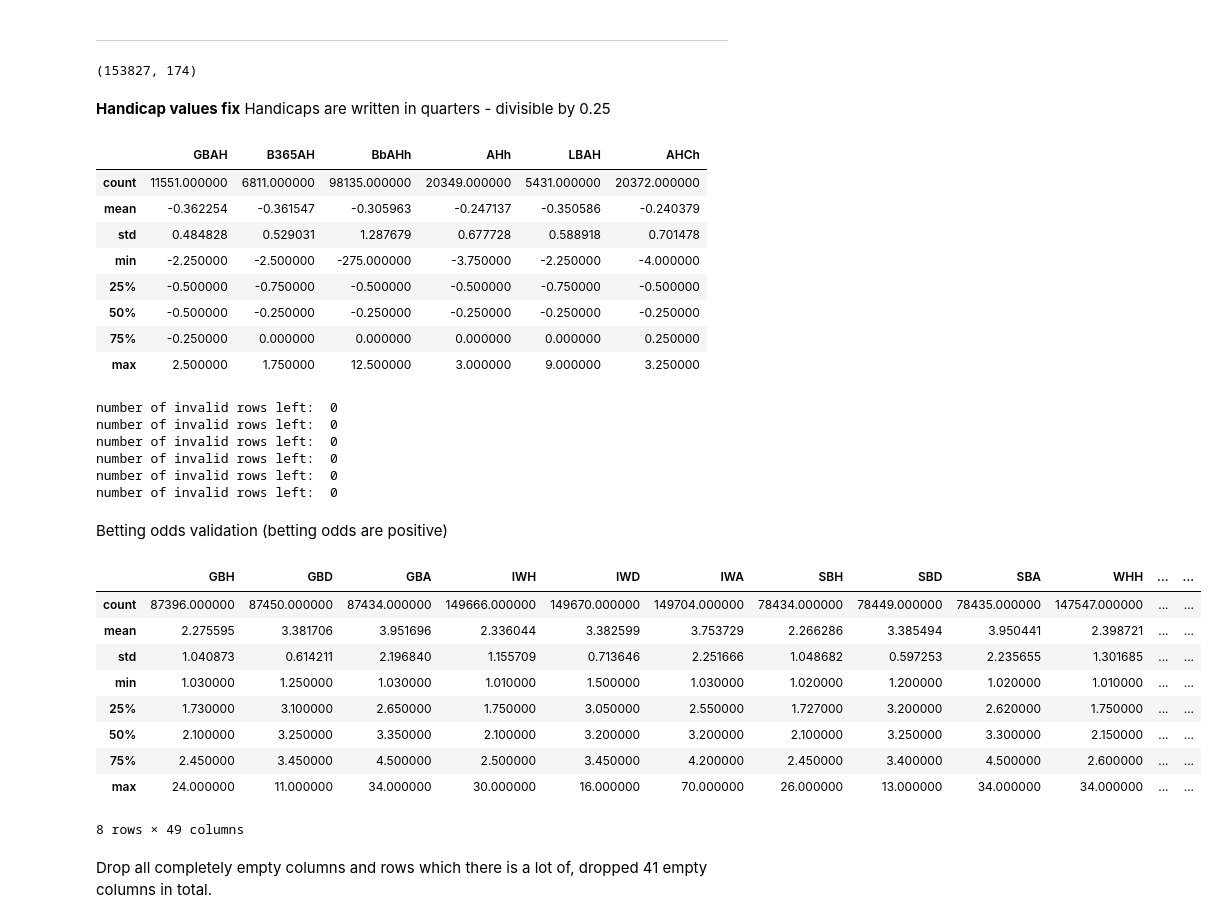
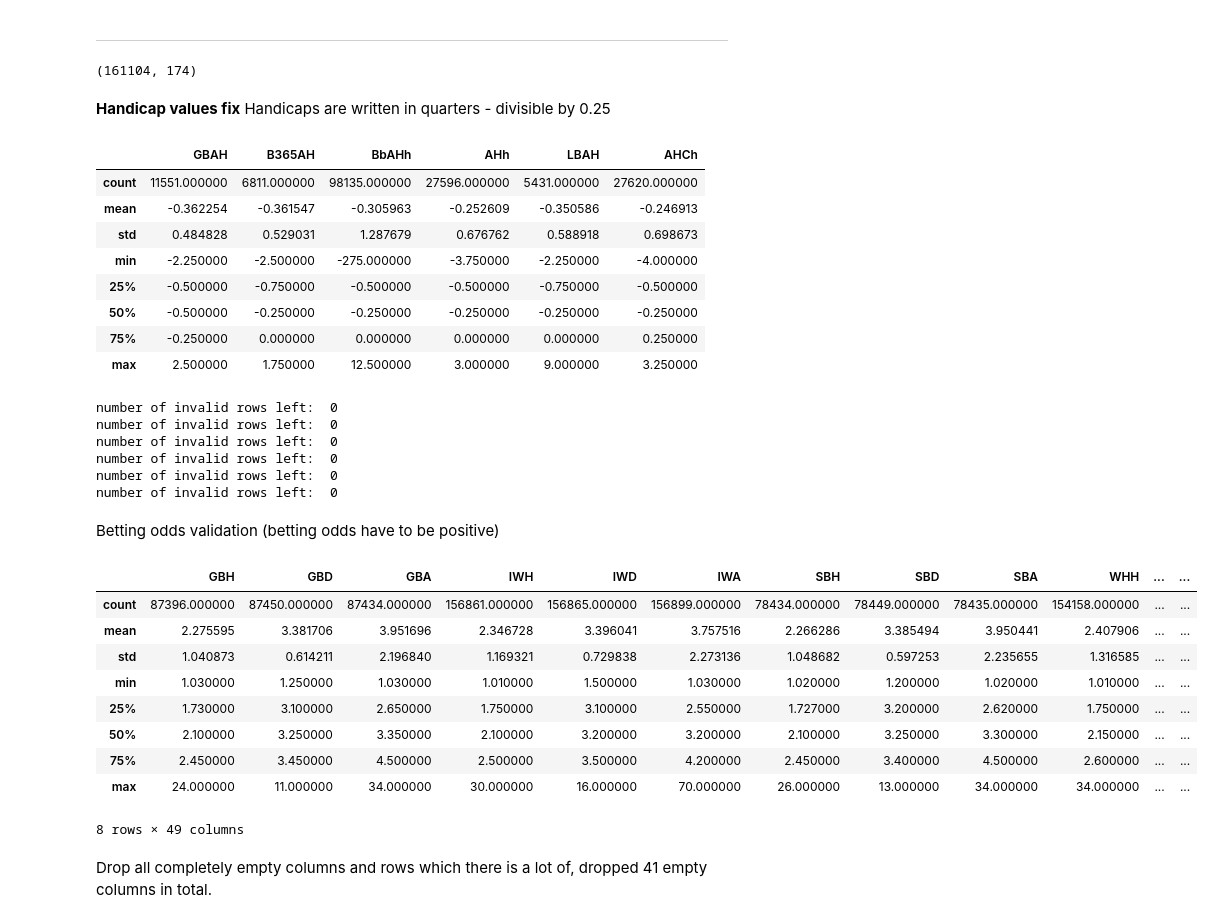
Before and after one commit to balooooooooo/machine-learning-2-coursework, a Jupyter notebook: preprocessing.ipynb, the cells around one changed output. Drawn from its saved outputs; the diff is of its cells as text; code cells hidden in the pictures.

Commit message:
fixed some preprocessing of test set (do not get rid of all NaNs), minor spelling fixes

```diff
--- a/preprocessing.ipynb
+++ b/preprocessing.ipynb
@@ -193,7 +181,11 @@ First, we will remove all rows where the Full Time Home Goals are greater than 1
 # %%
-df = df[df["FTHG"] <= 15]
+df_22 = df[df["season"] == 22] # this split is necessary as goal values are unknown for test season
+df = df[df["FTHG"] <= 15] # this line gets also rid of all NaNs
+df = pd.concat([df, df_22])
 # %% [markdown]
 Next, all Full Time Away goals that are less than zero are inspected. Since we are not sure which values are good and bad, all of them are removed.
 # %%
+# df_22 = df[df["season"] == 22] # keep season 22
 df = df[df["FTAG"] >= 0]
+df = pd.concat([df, df_22])
 # %%
@@ -207,6 +201,8 @@ What's left are the missing values. We have no way of recomputing these as well
 # %%
+cols = ["HTHG", "HTAG"]
 df_22 = df[df["season"] == 22]
-df_pre22 = df[df["season"] != 22]
-df = df_pre22[df_pre22[goal_cols].isna().sum(axis=1) == 0] # <- tahle kundovina to rozbiji
+# df_pre22 = df[df["season"] != 22]
+df = df[df[cols].isna().sum(axis=1) == 0]
 df = pd.concat([df, df_22], axis=0)
+# df["season"].unique()
 # %% [markdown]
@@ -524,7 +520,7 @@ Percentage of matching values for WH: 49.90%
 # %%
 df.shape
 # %% [output]
-(153827, 174)
+(161104, 174)
 # %% [markdown]
 **Handicap values fix**
 Handicaps are written in quarters - divisible by 0.25
@@ -533,9 +529,9 @@ handicap_cols = ['GBAH', 'B365AH', 'BbAHh', 'AHh', 'LBAH', 'AHCh']
 df[handicap_cols].describe()
 # %% [output]
 |  | GBAH | B365AH | BbAHh | AHh | LBAH | AHCh |
-| count | 11551.000000 | 6811.000000 | 98135.000000 | 20349.000000 | 5431.000000 | 20372.000000 |
-| mean | -0.362254 | -0.361547 | -0.305963 | -0.247137 | -0.350586 | -0.240379 |
-| std | 0.484828 | 0.529031 | 1.287679 | 0.677728 | 0.588918 | 0.701478 |
+| count | 11551.000000 | 6811.000000 | 98135.000000 | 27596.000000 | 5431.000000 | 27620.000000 |
+| mean | -0.362254 | -0.361547 | -0.305963 | -0.252609 | -0.350586 | -0.246913 |
+| std | 0.484828 | 0.529031 | 1.287679 | 0.676762 | 0.588918 | 0.698673 |
 | min | -2.250000 | -2.500000 | -275.000000 | -3.750000 | -2.250000 | -4.000000 |
 | 25% | -0.500000 | -0.750000 | -0.500000 | -0.500000 | -0.750000 | -0.500000 |
 | 50% | -0.500000 | -0.250000 | -0.250000 | -0.250000 | -0.250000 | -0.250000 |
@@ -558,19 +554,18 @@ number of invalid rows left:  0
 number of invalid rows left:  0
 number of invalid rows left:  0
 # %% [markdown]
-Betting odds validation (betting odds are positive)
+Betting odds validation (betting odds have to be positive)
 # %%
 odds_cols = ['GBH', 'GBD', 'GBA', 'IWH', 'IWD', 'IWA', 'SBH', 'SBD', 'SBA', 'WHH', 'WHD', 'WHA', 'B365CH', 'B365CD', 'B365CA', 'BWCH', 'BWCD', 'BWCA', 'IWCH', 'IWCD', 'IWCA', 'WHCH', 'WHCD', 'WHCA', 'VCCH', 'VCCD', 'VCCA', 'MaxCH', 'MaxCD', 'MaxCA', 'AvgCH','AvgCD', 'AvgCA', 'B365C>2.5', 'B365C<2.5', 'PC>2.5', 'PC<2.5', 'MaxC>2.5', 'MaxC<2.5', 'AvgC>2.5', 'AvgC<2.5', 'AHCh', 'B365CAHH', 'B365CAHA', 'PCAHH', 'PCAHA', 'MaxCAHH', 'MaxCAHA', 'AvgCAHH', 'AvgCAHA']
-df[odds_cols] = abs(df[odds_cols])
 df[odds_cols].describe()
 # %% [output]
 |  | GBH | GBD | GBA | IWH | IWD | IWA | SBH | SBD | SBA | WHH | ... | ... |
-| count | 87396.000000 | 87450.000000 | 87434.000000 | 149666.000000 | 149670.000000 | 149704.000000 | 78434.000000 | 78449.000000 | 78435.000000 | 147547.000000 | ... | ... |
-| mean | 2.275595 | 3.381706 | 3.951696 | 2.336044 | 3.382599 | 3.753729 | 2.266286 | 3.385494 | 3.950441 | 2.398721 | ... | ... |
-| std | 1.040873 | 0.614211 | 2.196840 | 1.155709 | 0.713646 | 2.251666 | 1.048682 | 0.597253 | 2.235655 | 1.301685 | ... | ... |
+| count | 87396.000000 | 87450.000000 | 87434.000000 | 156861.000000 | 156865.000000 | 156899.000000 | 78434.000000 | 78449.000000 | 78435.000000 | 154158.000000 | ... | ... |
+| mean | 2.275595 | 3.381706 | 3.951696 | 2.346728 | 3.396041 | 3.757516 | 2.266286 | 3.385494 | 3.950441 | 2.407906 | ... | ... |
+| std | 1.040873 | 0.614211 | 2.196840 | 1.169321 | 0.729838 | 2.273136 | 1.048682 | 0.597253 | 2.235655 | 1.316585 | ... | ... |
 | min | 1.030000 | 1.250000 | 1.030000 | 1.010000 | 1.500000 | 1.030000 | 1.020000 | 1.200000 | 1.020000 | 1.010000 | ... | ... |
-| 25% | 1.730000 | 3.100000 | 2.650000 | 1.750000 | 3.050000 | 2.550000 | 1.727000 | 3.200000 | 2.620000 | 1.750000 | ... | ... |
+| 25% | 1.730000 | 3.100000 | 2.650000 | 1.750000 | 3.100000 | 2.550000 | 1.727000 | 3.200000 | 2.620000 | 1.750000 | ... | ... |
 | 50% | 2.100000 | 3.250000 | 3.350000 | 2.100000 | 3.200000 | 3.200000 | 2.100000 | 3.250000 | 3.300000 | 2.150000 | ... | ... |
-| 75% | 2.450000 | 3.450000 | 4.500000 | 2.500000 | 3.450000 | 4.200000 | 2.450000 | 3.400000 | 4.500000 | 2.600000 | ... | ... |
+| 75% | 2.450000 | 3.450000 | 4.500000 | 2.500000 | 3.500000 | 4.200000 | 2.450000 | 3.400000 | 4.500000 | 2.600000 | ... | ... |
 | max | 24.000000 | 11.000000 | 34.000000 | 30.000000 | 16.000000 | 70.000000 | 26.000000 | 13.000000 | 34.000000 | 34.000000 | ... | ... |
 8 rows × 49 columns
```
Also changed, not shown: parts of 31 cells of this notebook.
